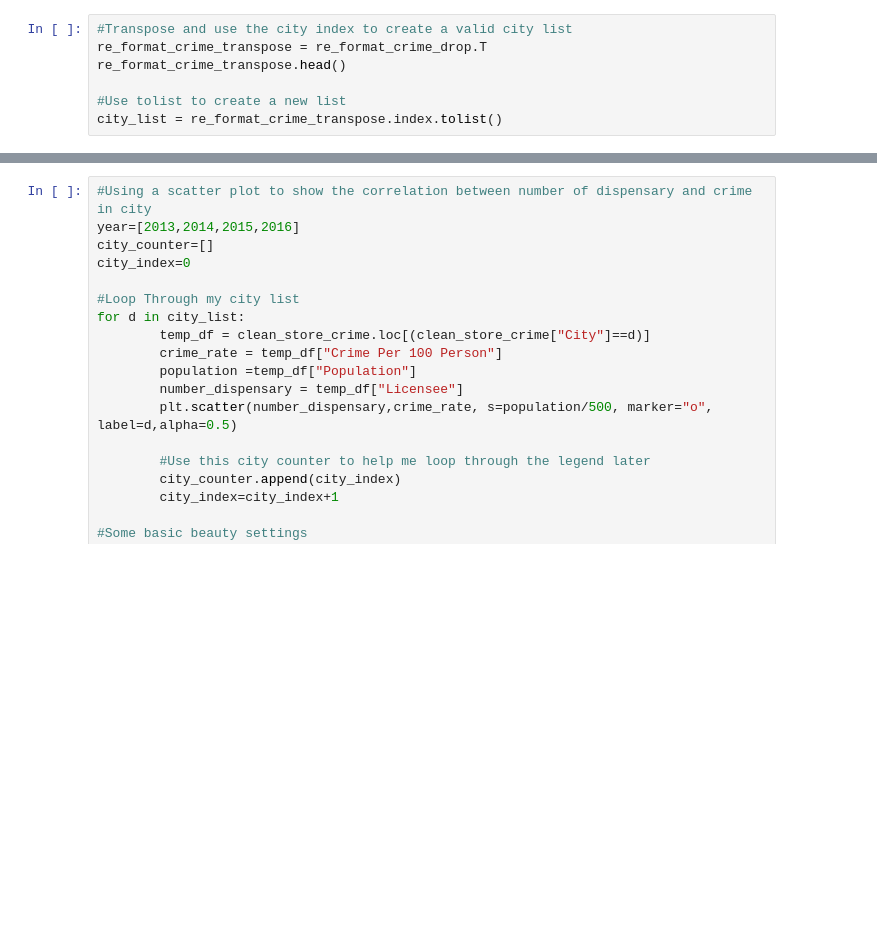
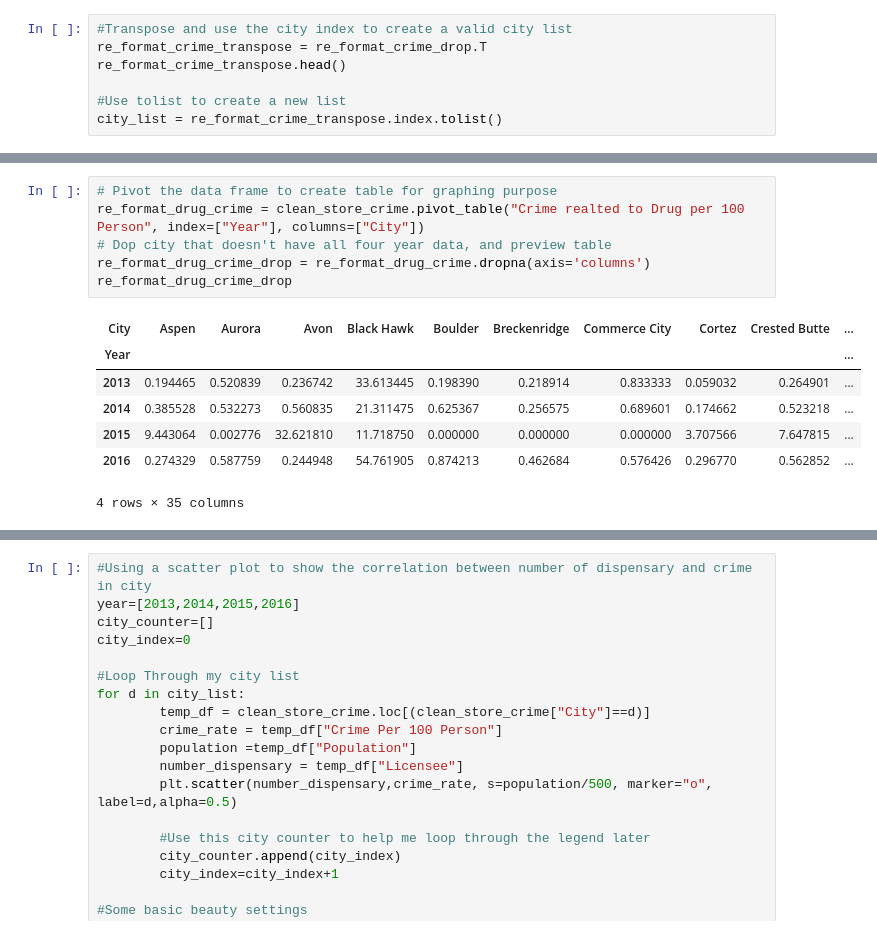
Before and after one commit to joshshigaki/Team-5, a Jupyter notebook: CO Businesses.ipynb, the cells around one changed output, grey strips where cells are left out. Drawn from its saved outputs; the diff is of its cells as text; blank space fills up the shorter version.

```diff
--- a/CO Businesses.ipynb
+++ b/CO Businesses.ipynb
@@ -212,0 +213,14 @@ plt.show()
+# %%
+# Pivot the data frame to create table for graphing purpose
+re_format_drug_crime = clean_store_crime.pivot_table("Crime realted to Drug per 100 Person", index=["Year"], columns=["City"])
+# Dop city that doesn't have all four year data, and preview table
+re_format_drug_crime_drop = re_format_drug_crime.dropna(axis='columns')
+re_format_drug_crime_drop
+# %% [output]
+| City | Aspen | Aurora | Avon | Black Hawk | Boulder | Breckenridge | Commerce City | Cortez | Crested Butte | ... |
+| Year |  |  |  |  |  |  |  |  |  | ... |
+| 2013 | 0.194465 | 0.520839 | 0.236742 | 33.613445 | 0.198390 | 0.218914 | 0.833333 | 0.059032 | 0.264901 | ... |
+| 2014 | 0.385528 | 0.532273 | 0.560835 | 21.311475 | 0.625367 | 0.256575 | 0.689601 | 0.174662 | 0.523218 | ... |
+| 2015 | 9.443064 | 0.002776 | 32.621810 | 11.718750 | 0.000000 | 0.000000 | 0.000000 | 3.707566 | 7.647815 | ... |
+| 2016 | 0.274329 | 0.587759 | 0.244948 | 54.761905 | 0.874213 | 0.462684 | 0.576426 | 0.296770 | 0.562852 | ... |
+4 rows × 35 columns
```
Also changed, not shown: parts of 5 cells of this notebook, 2 other files.
